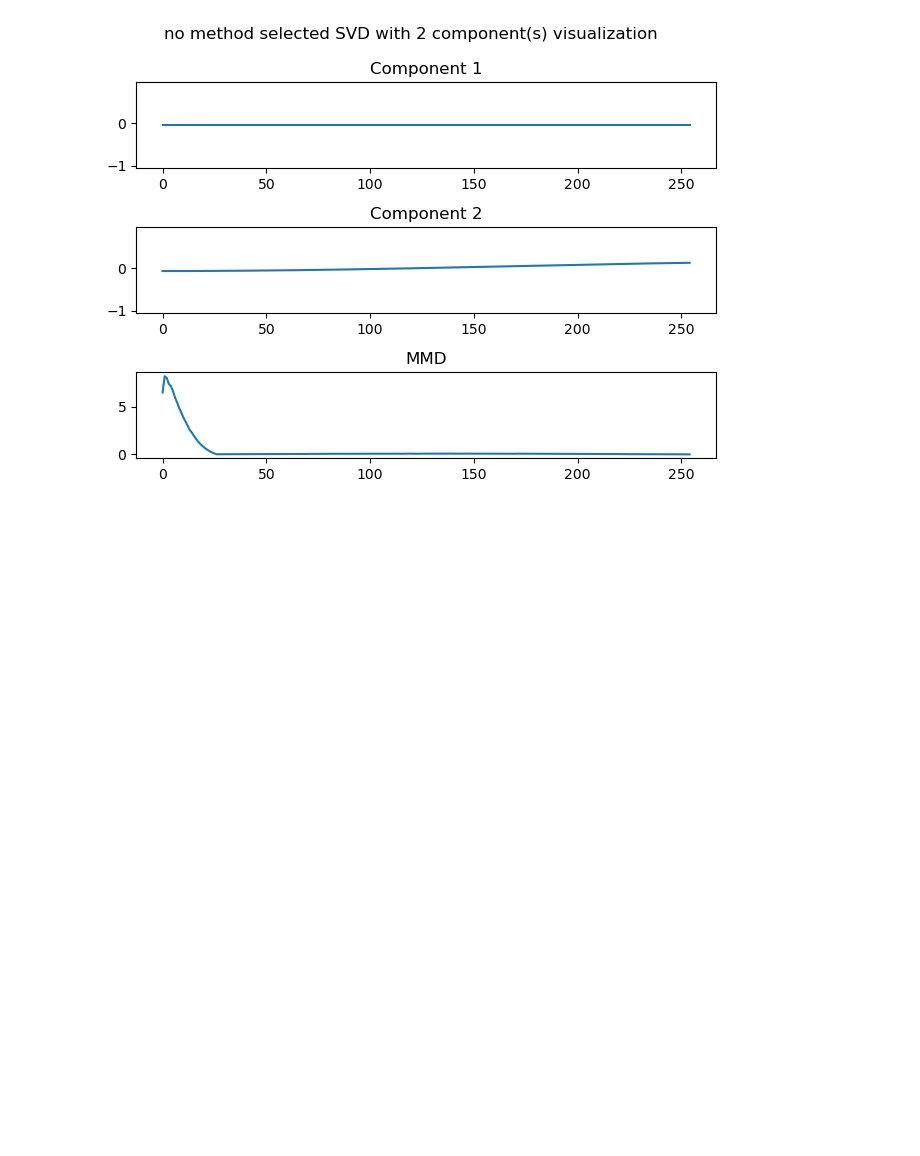
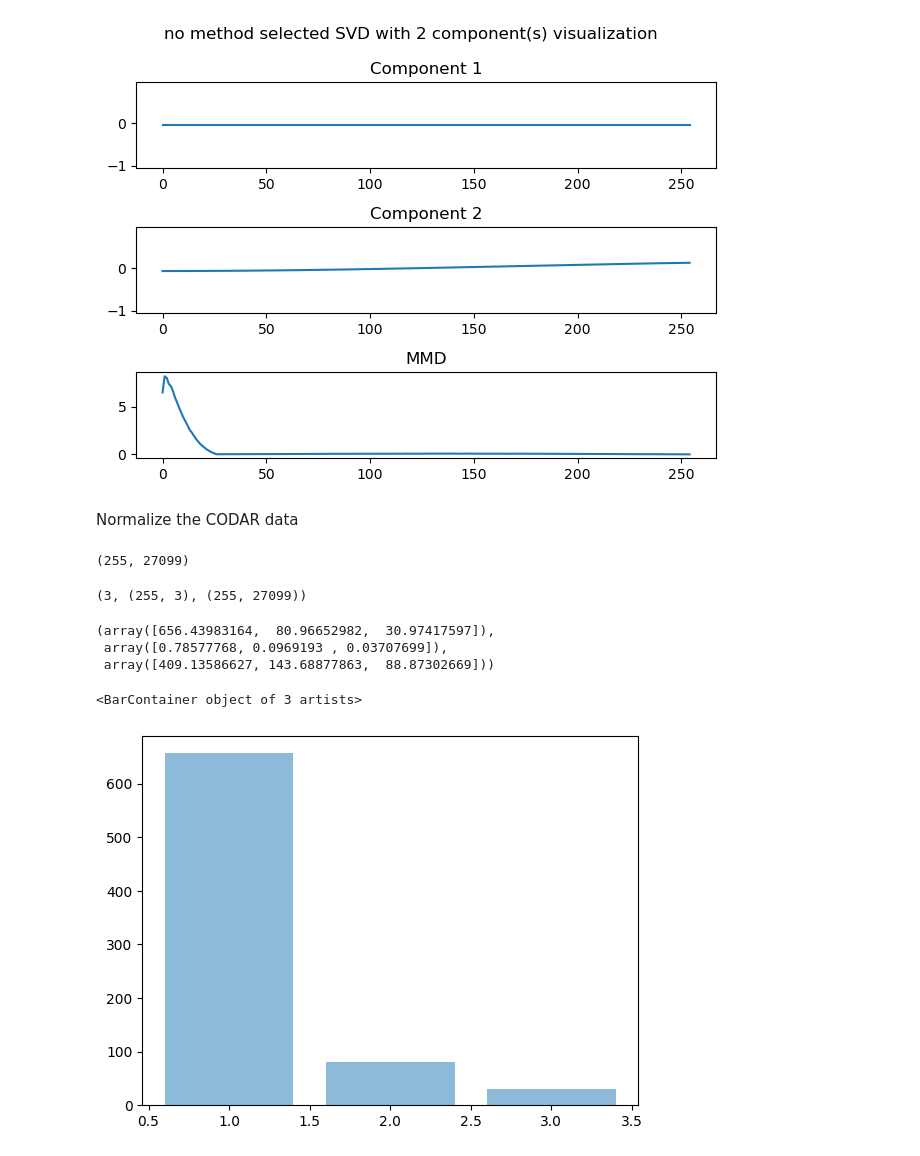
Before and after one commit to CODARcode/MDTrAnal, a Jupyter notebook: notebook/klcpd.ipynb, the cells around one changed output. Drawn from its saved outputs; the diff is of its cells as text; code cells hidden in the pictures; blank space fills up the shorter version.

```diff
--- a/notebook/klcpd.ipynb
+++ b/notebook/klcpd.ipynb
@@ -158,3 +200,38 @@ plt.tight_layout()
 plt.show()
 # %% [output]
 [figure]
+# %%
+codar = get_codar_coordinates()
+# %% [markdown]
+Normalize the CODAR data
+# %%
+from sklearn.preprocessing import StandardScaler
+
+# standardize the data
+scaler = StandardScaler(with_std=False)
+codar_scaled = scaler.fit_transform(codar)
+codar_scaled.shape
+# %% [output]
+(255, 27099)
+# %%
+import numpy as np
+from sklearn.decomposition import TruncatedSVD
+
+model = TruncatedSVD(n_components=3)
+model.fit(codar_scaled)
+codar_proj = model.transform(codar_scaled)
+explained_variances = np.var(codar_proj, axis=0) / np.var(codar, axis=0).sum()
+len(explained_variances), codar_proj.shape, codar.shape
+# %% [output]
+(3, (255, 3), (255, 27099))
+# %%
+model.explained_variance_, explained_variances, model.singular_values_
+# %% [output]
+(array([656.43983164,  80.96652982,  30.97417597]),
+ array([0.78577768, 0.0969193 , 0.03707699]),
+ array([409.13586627, 143.68877863,  88.87302669]))
+# %%
+plt.bar(range(1,4), model.explained_variance_, alpha=0.5)
+# %% [output]
+<BarContainer object of 3 artists>
+[figure, added]
```
Also changed, not shown: parts of 87 cells of this notebook.
